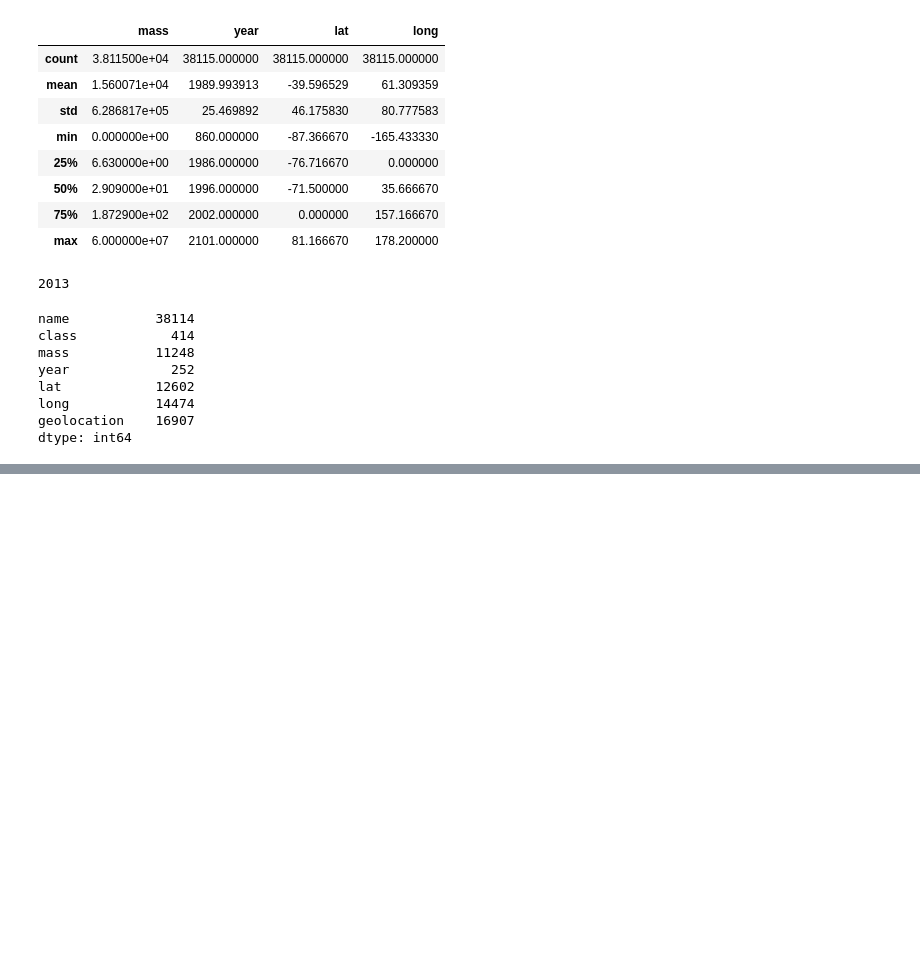
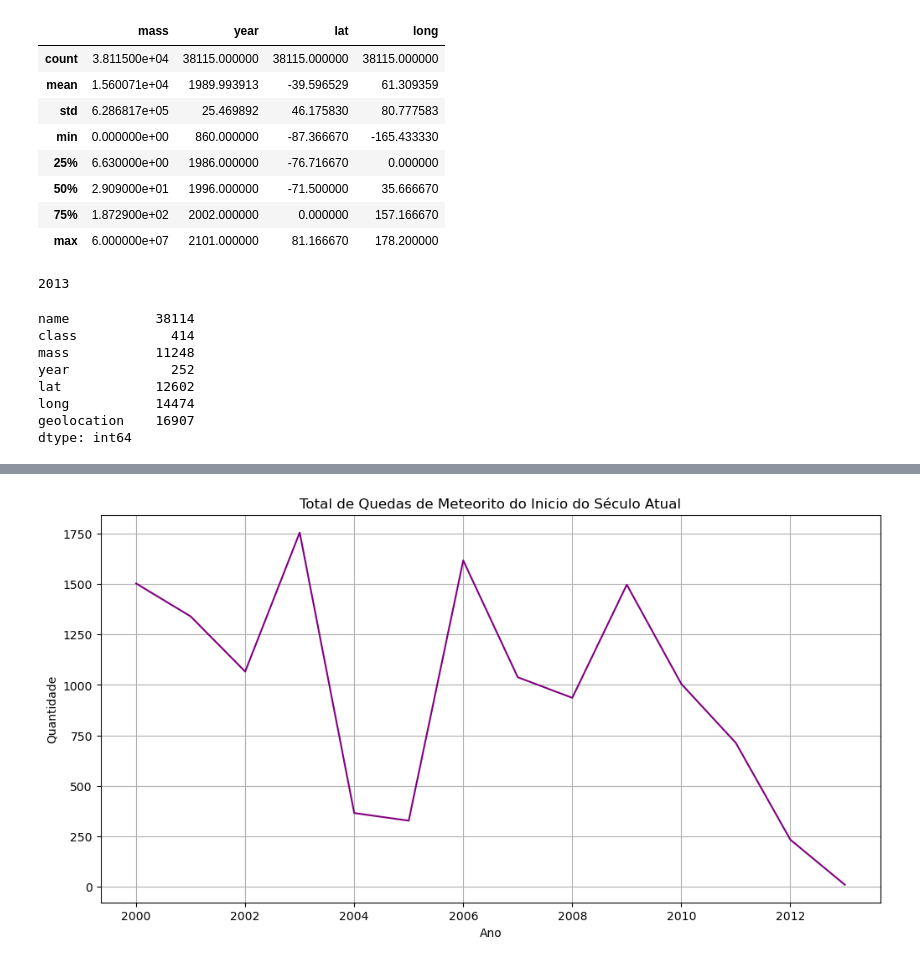
Before and after one commit to Thon20/ANALISE-METEORITOS, a Jupyter notebook: analise-meteoritos.ipynb, the cells around one changed output, grey strips where cells are left out. Cells and saved outputs as stored; diff of their text form; code cells hidden in the pictures; blank space fills up the shorter version.

```diff
--- a/analise-meteoritos.ipynb
+++ b/analise-meteoritos.ipynb
@@ -160,0 +207,4 @@ dtype: int64
+# %%
+# Total de queda de meteorito por ano a partir de 2000
+total_meteorito_ano_2000 = df[df['year'] >= 2000].groupby('year').size().reset_index(name = 'quantidade')
+total_meteorito_ano_2000.head()
@@ -160,0 +218,10 @@ dtype: int64
+# %%
+plt.figure(figsize = (12, 6))
+sns.lineplot(data = total_meteorito_ano_2000, x = 'year', y = 'quantidade', color = 'purple')
+plt.title('Total de Quedas de Meteorito do Inicio do Século Atual')
+plt.xlabel('Ano')
+plt.ylabel('Quantidade')
+plt.grid()
+plt.show();
+# %% [output]
+[figure, added]
```
Also changed, not shown: parts of 7 cells of this notebook.
